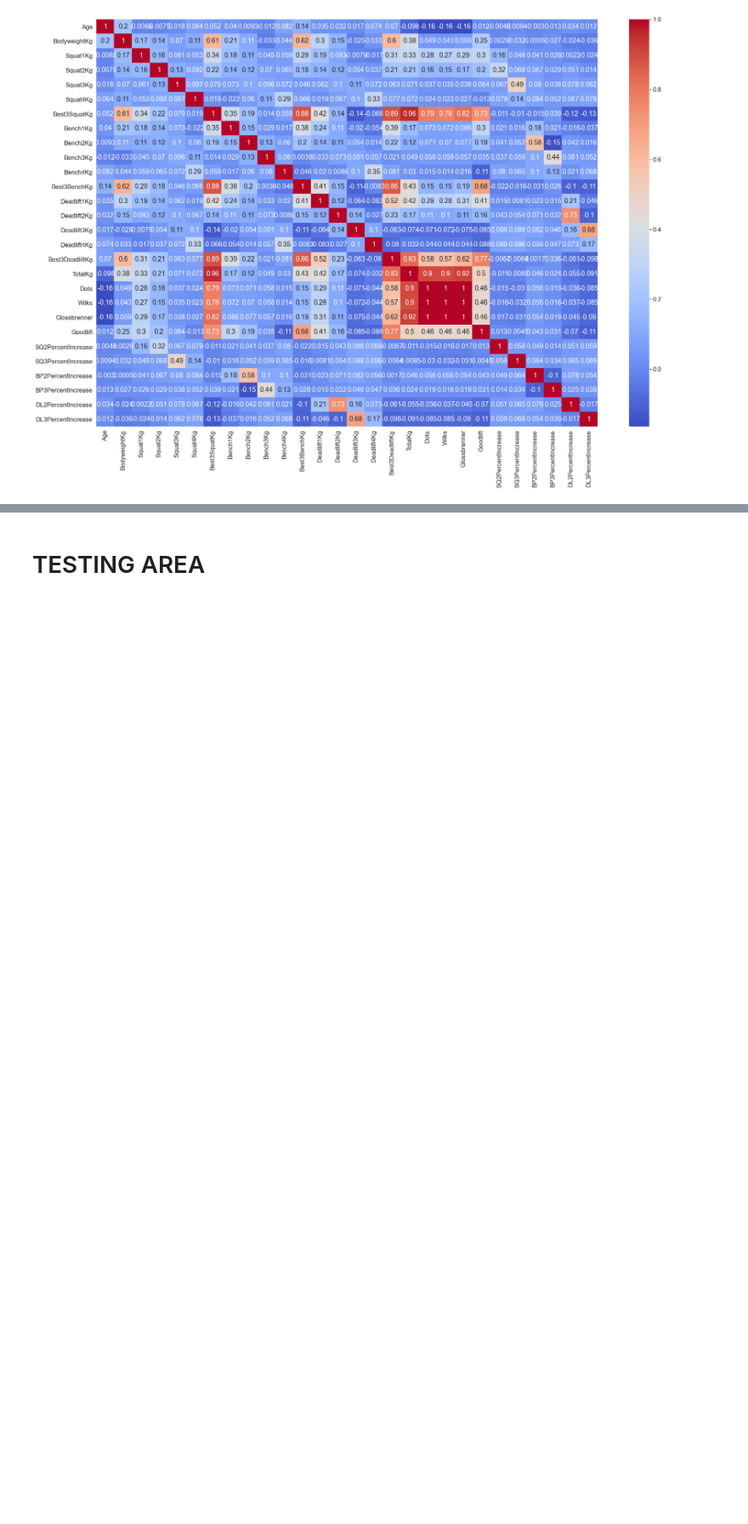
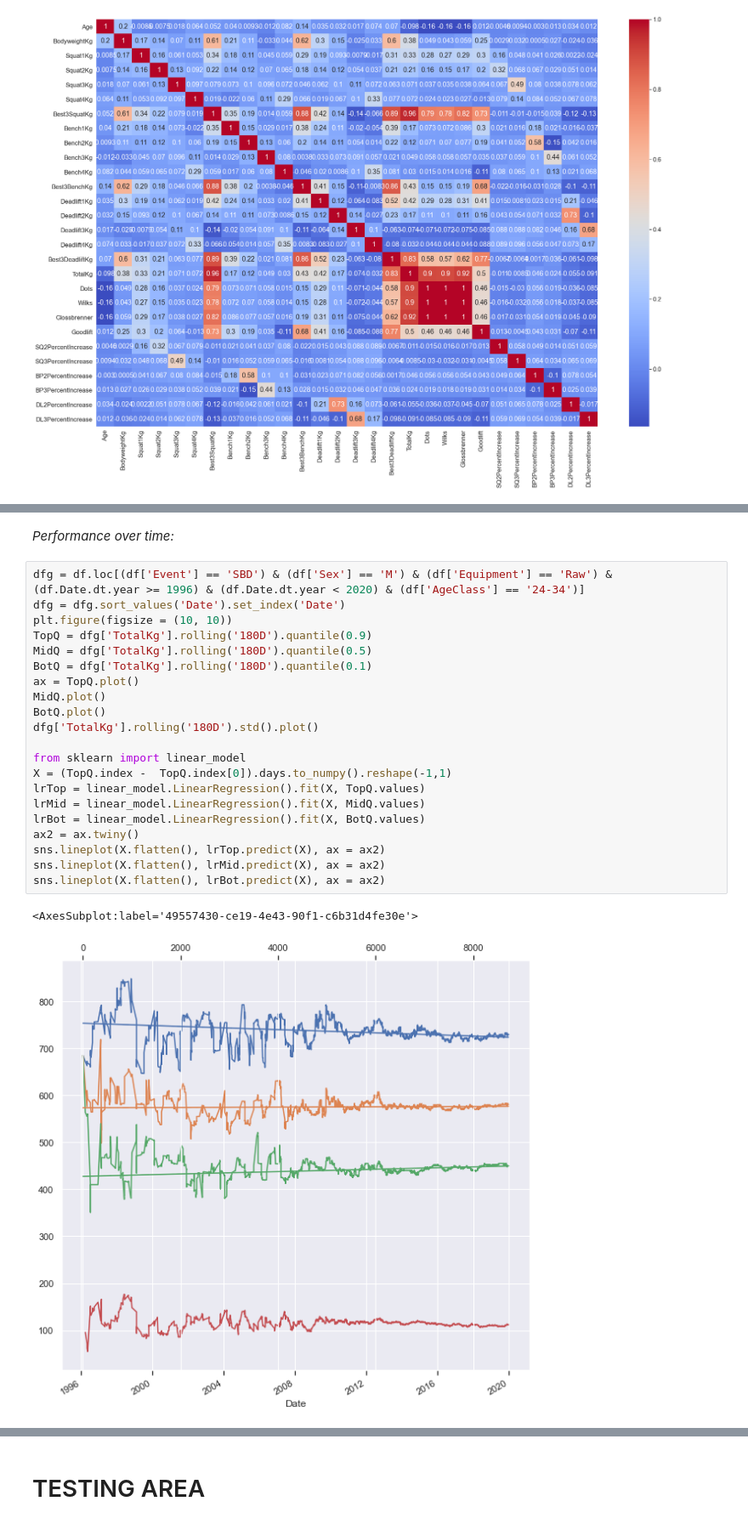
Before and after one commit to JosephAaron3/Powerlifting-Performance, a Jupyter notebook: Code/EDA/OP_EDA.ipynb, the cells around one changed output, grey strips where cells are left out. Shown at 85% size. Saved outputs shown, nothing was run; the diff lists cells and outputs as text; blank space fills up the shorter version.

```diff
--- a/Code/EDA/OP_EDA.ipynb
+++ b/Code/EDA/OP_EDA.ipynb
@@ -121,0 +160,26 @@ sns.heatmap(cor, annot=True, cmap='coolwarm')
+# %% [markdown]
+*Performance over time:*
+# %%
+dfg = df.loc[(df['Event'] == 'SBD') & (df['Sex'] == 'M') & (df['Equipment'] == 'Raw') & (df.Date.dt.year >= 1996) & (df.Date.dt.year < 2020) & (df['AgeClass'] == '24-34')]
+dfg = dfg.sort_values('Date').set_index('Date')
+plt.figure(figsize = (10, 10))
+TopQ = dfg['TotalKg'].rolling('180D').quantile(0.9)
+MidQ = dfg['TotalKg'].rolling('180D').quantile(0.5)
+BotQ = dfg['TotalKg'].rolling('180D').quantile(0.1)
+ax = TopQ.plot()
+MidQ.plot()
+BotQ.plot()
+dfg['TotalKg'].rolling('180D').std().plot()
+
+from sklearn import linear_model
+X = (TopQ.index -  TopQ.index[0]).days.to_numpy().reshape(-1,1)
+lrTop = linear_model.LinearRegression().fit(X, TopQ.values)
+lrMid = linear_model.LinearRegression().fit(X, MidQ.values)
+lrBot = linear_model.LinearRegression().fit(X, BotQ.values)
+ax2 = ax.twiny()
+sns.lineplot(X.flatten(), lrTop.predict(X), ax = ax2)
+sns.lineplot(X.flatten(), lrMid.predict(X), ax = ax2)
+sns.lineplot(X.flatten(), lrBot.predict(X), ax = ax2)
+# %% [output]
+<AxesSubplot:label='49557430-ce19-4e43-90f1-c6b31d4fe30e'>
+[figure, added]
```
Also changed, not shown: parts of 11 cells of this notebook.
